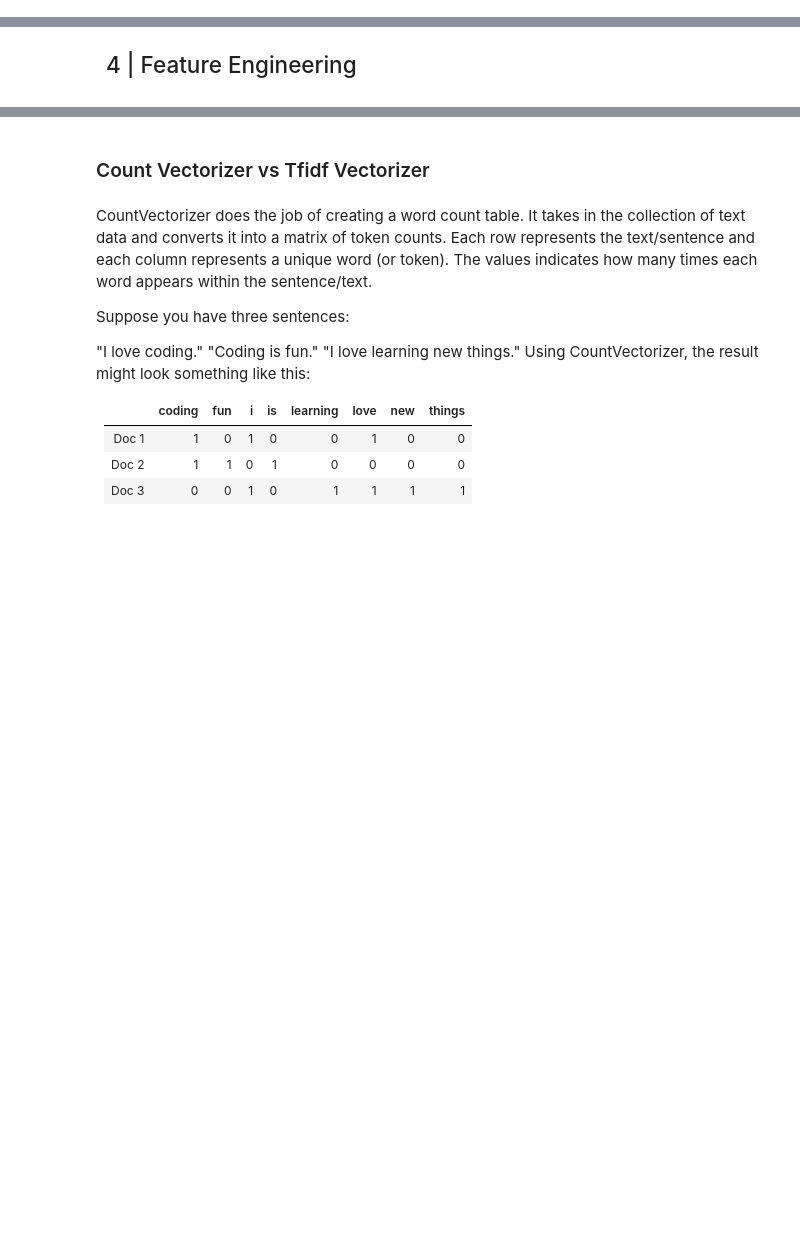
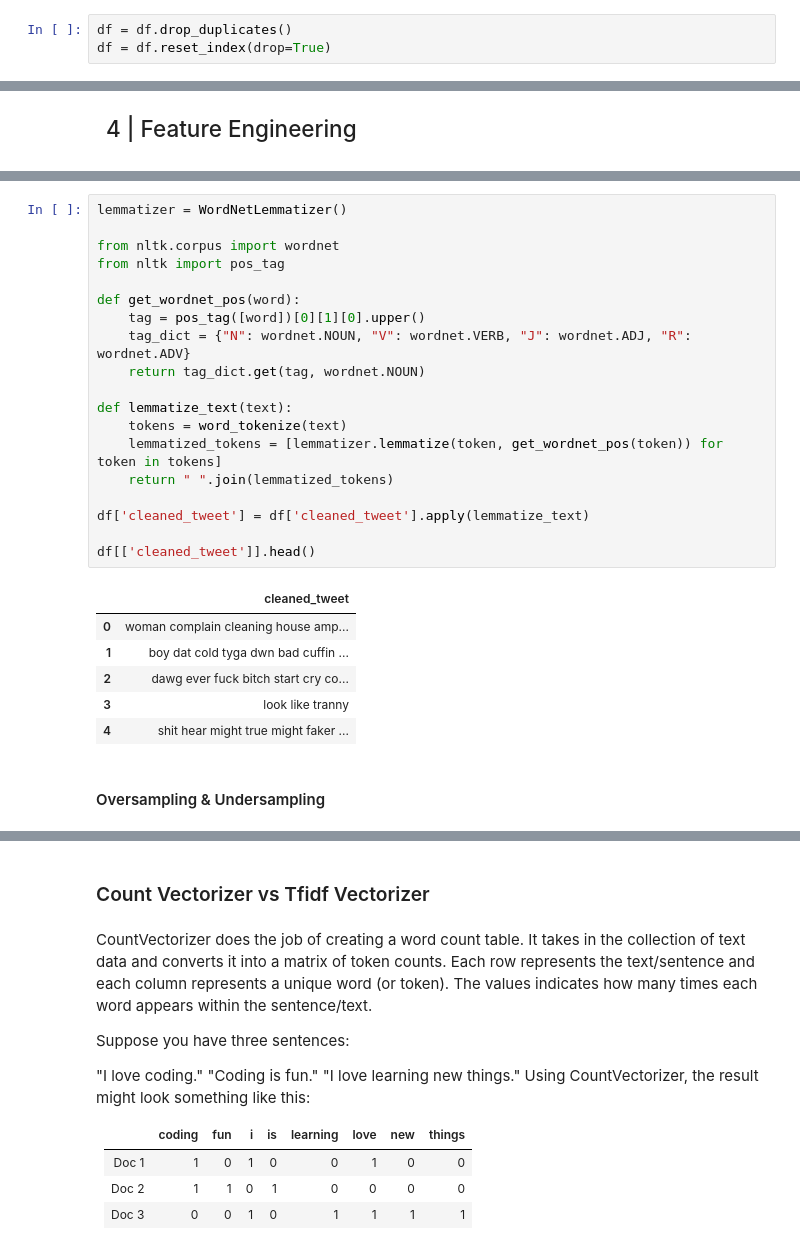
Before and after one commit to RajVarunn/nlp_sentimentanalysis, a Jupyter notebook: raj.ipynb, the cells around one changed output, grey strips where cells are left out. Drawn from its saved outputs; the diff is of its cells as text; blank space fills up the shorter version.

```diff
--- a/raj.ipynb
+++ b/raj.ipynb
@@ -617,0 +656,3 @@ df.head()
+# %%
+df = df.drop_duplicates()
+df = df.reset_index(drop=True)
@@ -635,0 +715,28 @@ df.head()
+# %%
+lemmatizer = WordNetLemmatizer()
+
+from nltk.corpus import wordnet
+from nltk import pos_tag
+
+def get_wordnet_pos(word):
+    tag = pos_tag([word])[0][1][0].upper()
+    tag_dict = {"N": wordnet.NOUN, "V": wordnet.VERB, "J": wordnet.ADJ, "R": wordnet.ADV}
+    return tag_dict.get(tag, wordnet.NOUN)
+
+def lemmatize_text(text):
+    tokens = word_tokenize(text)
+    lemmatized_tokens = [lemmatizer.lemmatize(token, get_wordnet_pos(token)) for token in tokens]
+    return " ".join(lemmatized_tokens)
+
+df['cleaned_tweet'] = df['cleaned_tweet'].apply(lemmatize_text)
+
+df[['cleaned_tweet']].head()
+# %% [output]
+|  | cleaned_tweet |
+| 0 | woman complain cleaning house amp... |
+| 1 | boy dat cold tyga dwn bad cuffin ... |
+| 2 | dawg ever fuck bitch start cry co... |
+| 3 | look like tranny |
+| 4 | shit hear might true might faker ... |
+# %% [markdown]
+#### Oversampling & Undersampling
```
Also changed, not shown: parts of 28 cells of this notebook, 3 other files.
